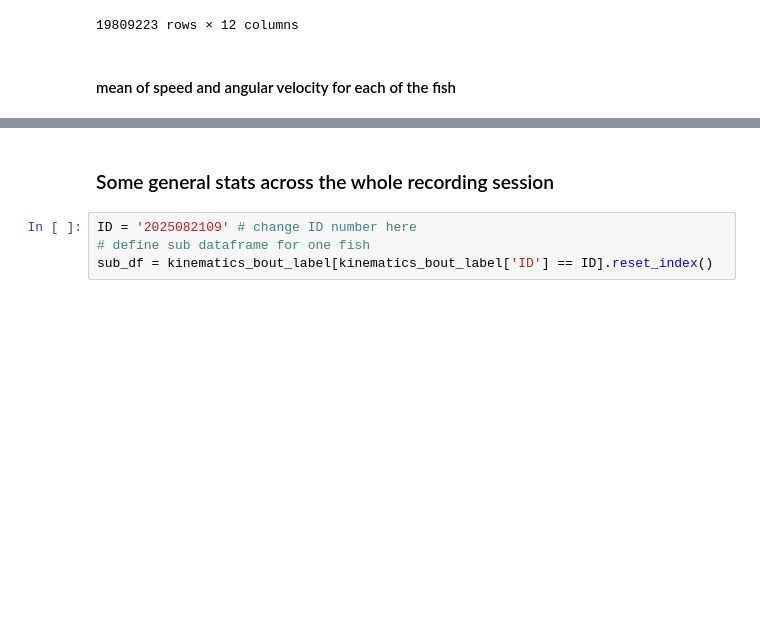
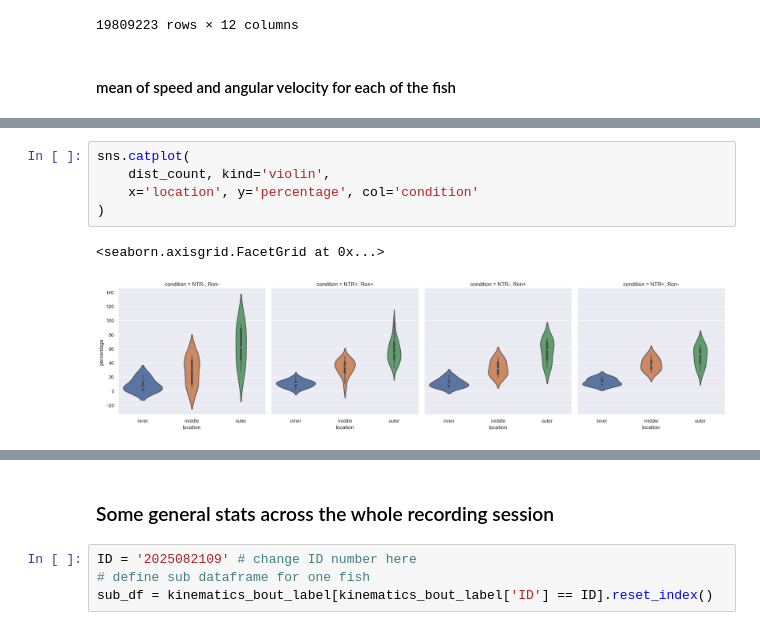
Before and after one commit to myngaf/behavior_analysis_tracking, a Jupyter notebook: general_plots.ipynb, the cells around one changed output, grey strips where cells are left out. Saved outputs shown, nothing was run; the diff lists cells and outputs as text; blank space fills up the shorter version.

```diff
--- a/general_plots.ipynb
+++ b/general_plots.ipynb
@@ -221,0 +488,8 @@ array(['2025061202', '2025061203', '2025061204', '2025061205',
+# %%
+sns.catplot(
+    dist_count, kind='violin',
+    x='location', y='percentage', col='condition'
+)
+# %% [output]
+<seaborn.axisgrid.FacetGrid at 0x...>
+[figure, added]
```
Also changed, not shown: parts of 25 cells of this notebook.
